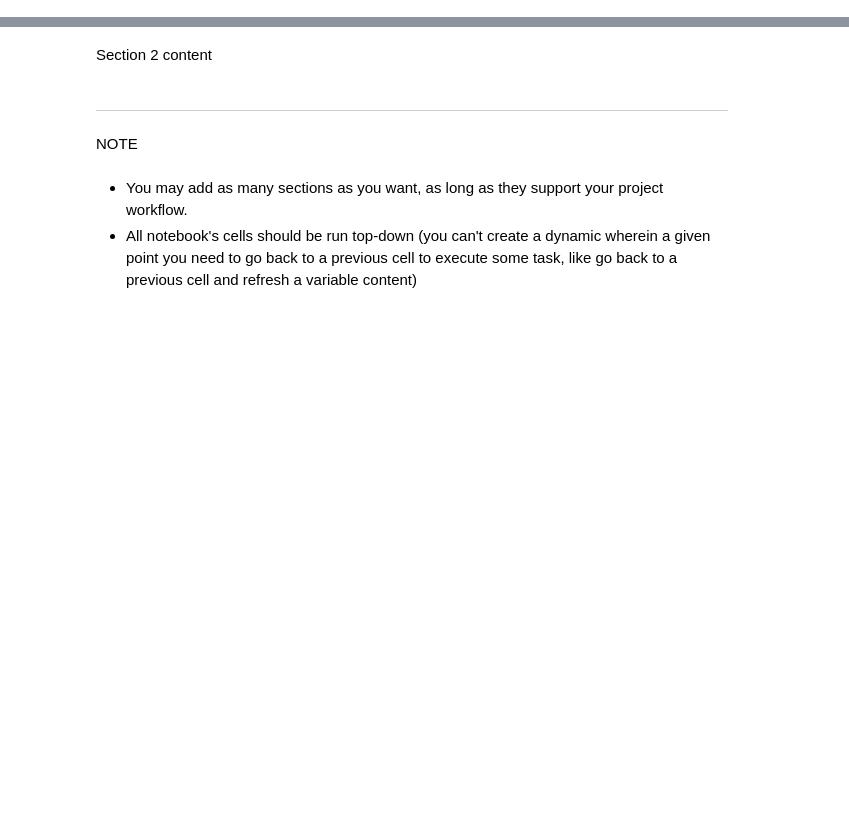
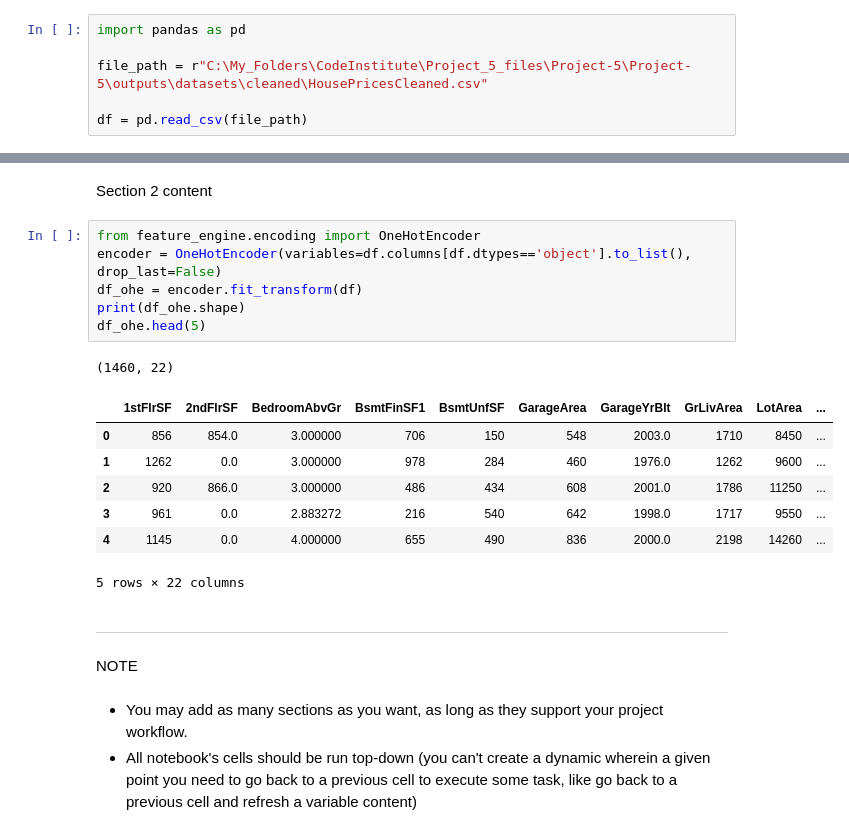
Before and after one commit to rockroman/ws, a Jupyter notebook: jupyter_notebooks/03_correlation_study.ipynb, the cells around one changed output, grey strips where cells are left out. Cells and saved outputs as stored; diff of their text form; blank space fills up the shorter version.

```diff
--- a/jupyter_notebooks/03_correlation_study.ipynb
+++ b/jupyter_notebooks/03_correlation_study.ipynb
@@ -76,0 +54,6 @@ Section 1 content
+# %%
+import pandas as pd
+
+file_path = r"C:\My_Folders\CodeInstitute\Project_5_files\Project-5\Project-5\outputs\datasets\cleaned\HousePricesCleaned.csv"
+
+df = pd.read_csv(file_path)
@@ -81,5 +83,20 @@ Section 1 content
 # %% [markdown]
 Section 2 content
+# %%
+from feature_engine.encoding import OneHotEncoder
+encoder = OneHotEncoder(variables=df.columns[df.dtypes=='object'].to_list(), drop_last=False)
+df_ohe = encoder.fit_transform(df)
+print(df_ohe.shape)
+df_ohe.head(5)
+# %% [output]
+(1460, 22)
+|  | 1stFlrSF | 2ndFlrSF | BedroomAbvGr | BsmtFinSF1 | BsmtUnfSF | GarageArea | GarageYrBlt | GrLivArea | LotArea | ... |
+| 0 | 856 | 854.0 | 3.000000 | 706 | 150 | 548 | 2003.0 | 1710 | 8450 | ... |
+| 1 | 1262 | 0.0 | 3.000000 | 978 | 284 | 460 | 1976.0 | 1262 | 9600 | ... |
+| 2 | 920 | 866.0 | 3.000000 | 486 | 434 | 608 | 2001.0 | 1786 | 11250 | ... |
+| 3 | 961 | 0.0 | 2.883272 | 216 | 540 | 642 | 1998.0 | 1717 | 9550 | ... |
+| 4 | 1145 | 0.0 | 4.000000 | 655 | 490 | 836 | 2000.0 | 2198 | 14260 | ... |
+5 rows × 22 columns
 # %% [markdown]
 ---
 # %% [markdown]
```
Also changed, not shown: parts of 7 cells of this notebook, 3 other files.
